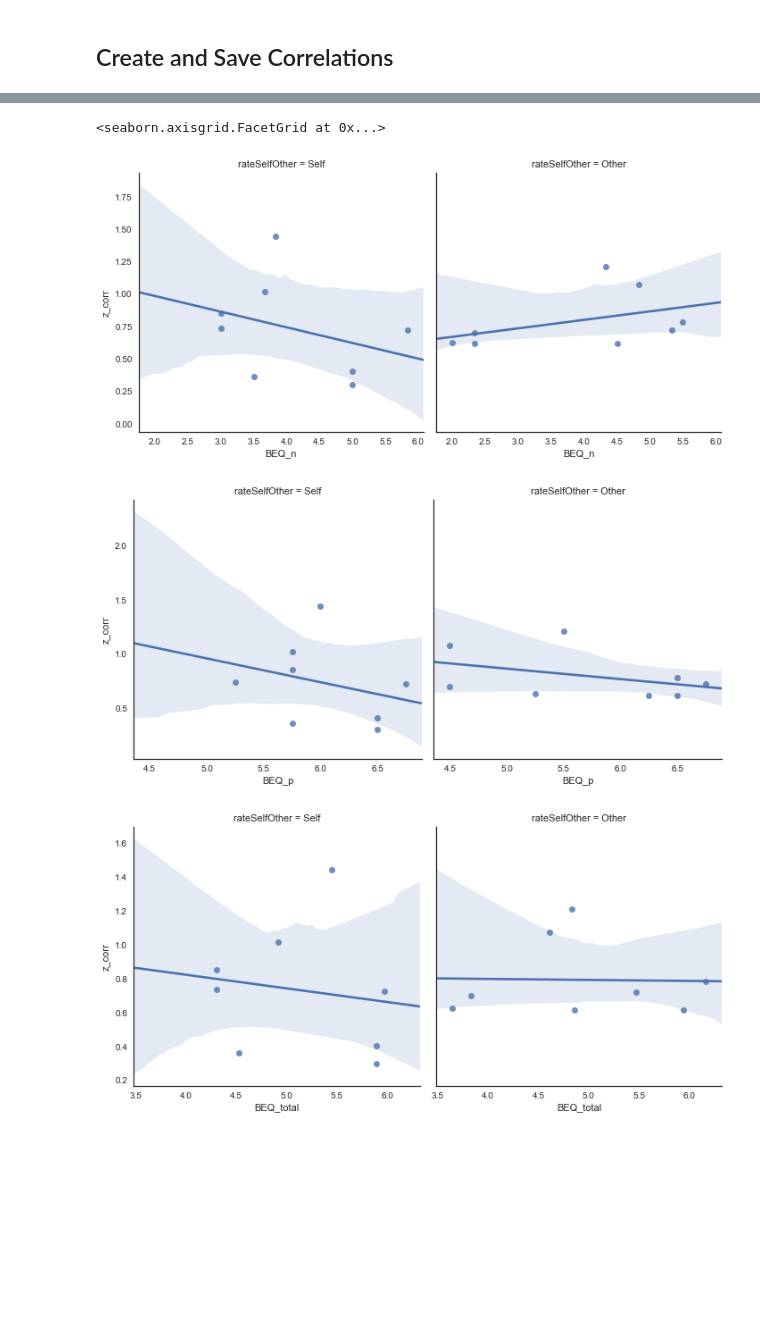
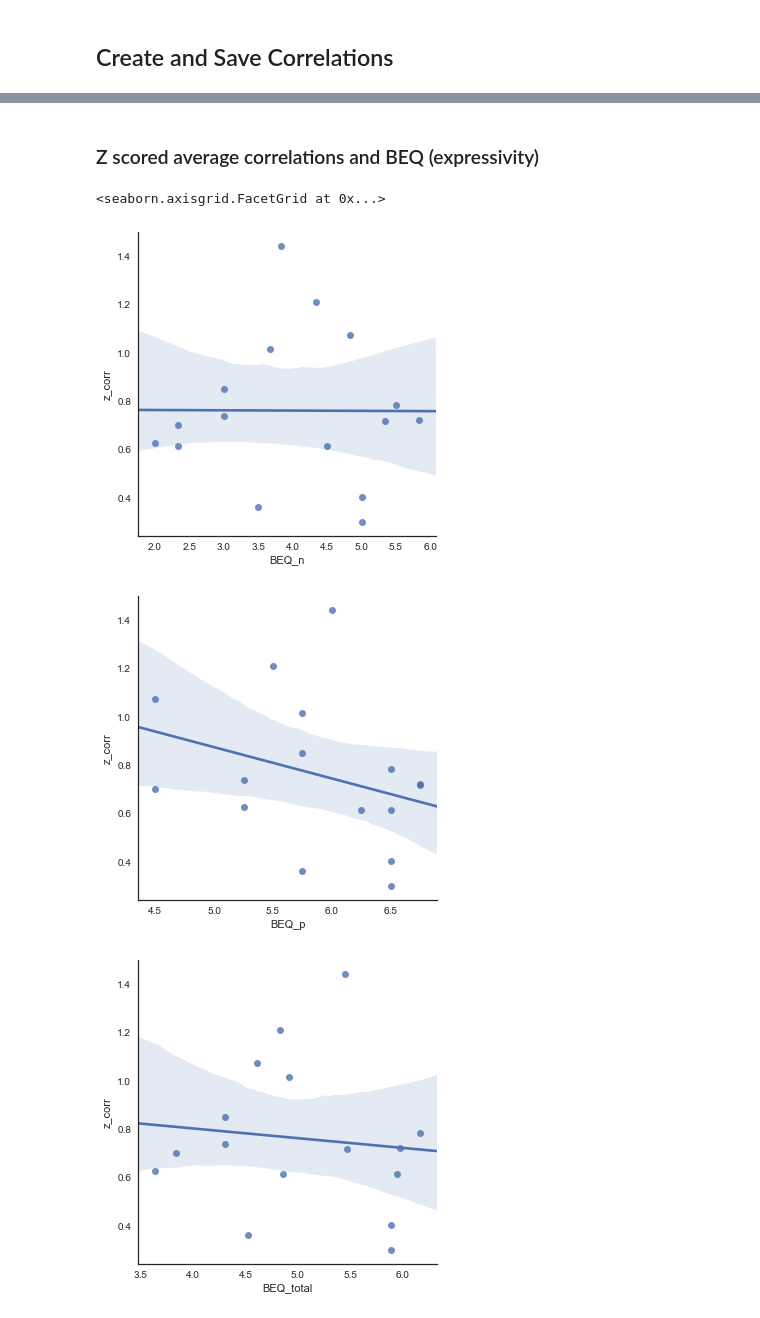
Before and after one commit to Marissa-Clark/EmpathicAccuracy, a Jupyter notebook: TaskEvents.ipynb, the cells around one changed output, grey strips where cells are left out. Cells and saved outputs as stored; diff of their text form; code cells hidden in the pictures; blank space fills up the shorter version.

```diff
--- a/TaskEvents.ipynb
+++ b/TaskEvents.ipynb
@@ -218,6 +217,7 @@ for video in range(1, 17):
     y = target_data['rating_scaled']
 
     plt.figure(figsize=(14,4))
+    plt.style.use('ggplot')
 
     plt.title("Video: " + str(video))
     plt.ylim(0,10)
@@ -225,18 +225,19 @@ for video in range(1, 17):
     plt.xlim(0,120)
     plt.xlabel('Time (in seconds)')
 
-    legend_blue = mpatches.Patch(color='blue', label='Target Rating, scaled')
-    plt.plot(x, y,'b', alpha=.5);
+    plt.plot(x, y,'b', linewidth=3,  alpha=.5);
+
+
 
 
     # Plot data
     x = all_video_data['second']
     y = all_video_data.drop(['second'], axis=1).mean(axis=1)
-    #plt.figure(figsize=(14,4))
-    #plt.ylim(0,10)
 
+
+    legend_blue = mpatches.Patch(color='blue', label='Target Rating, scaled')
     legend_red = mpatches.Patch(color='red', label='Average Participant Rating')
     plt.legend(handles=[legend_blue, legend_red])
 
-    plt.plot(x, y, '--', alpha=.5);
+    plt.plot(x, y, '--', linewidth=3, alpha=.5);
 # %% [output]
@@ -267,6 +271,7 @@ for video in range(1, 17):
 
     # Plot correlations
     plot_corrs(all_video_data, video)
+    plt.tight_layout(pad=4)
 
     # Plot data
     x = all_video_data['second']
@@ -291,14 +296,16 @@ for video in range(1, 17):
 ... (20 outputs left out)
+# %% [markdown]
+### Z scored average correlations and BEQ (expressivity)
 # %%
 BEQ  = pd.read_csv('/Users/mdclark/Desktop/EmpAcc/data/behavioraldata/BEQ.csv')
 BEQ = BEQ.merge(pd.DataFrame(z_correlations, columns=['videoNumber', 'z_corr']))
 
 
-sns.lmplot('BEQ_n', 'z_corr', col='rateSelfOther',  data=BEQ)
-sns.lmplot('BEQ_p', 'z_corr', col='rateSelfOther',data=BEQ)#
-sns.lmplot('BEQ_total', 'z_corr', col='rateSelfOther', data=BEQ)
+sns.lmplot('BEQ_n', 'z_corr', data=BEQ)
+sns.lmplot('BEQ_p', 'z_corr', data=BEQ)#
+sns.lmplot('BEQ_total', 'z_corr', data=BEQ)
 # %% [output]
 <seaborn.axisgrid.FacetGrid at 0x...>
-[figure, old version]
+[figure, new version]
-[figure, old version]
+[figure, new version]
-[figure, old version]
+[figure, new version]
```
Also changed, not shown: parts of 11 cells of this notebook.
